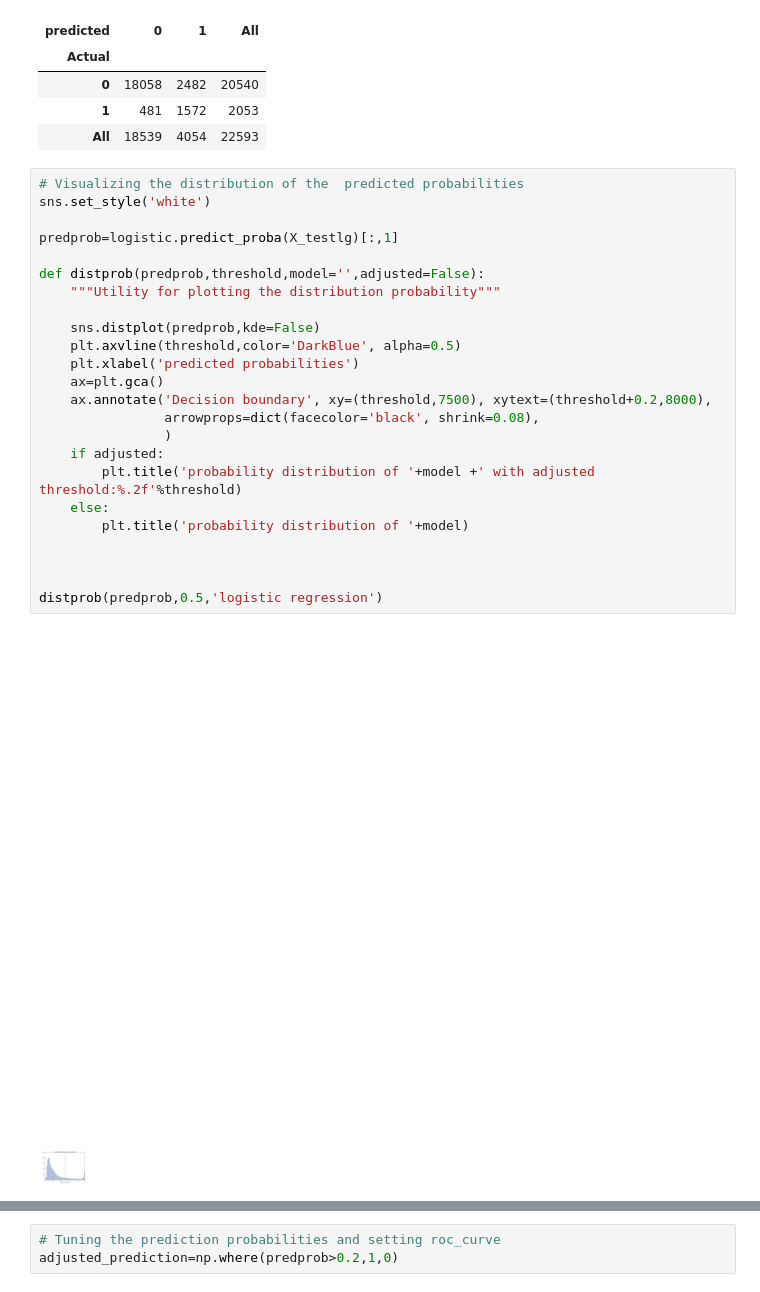
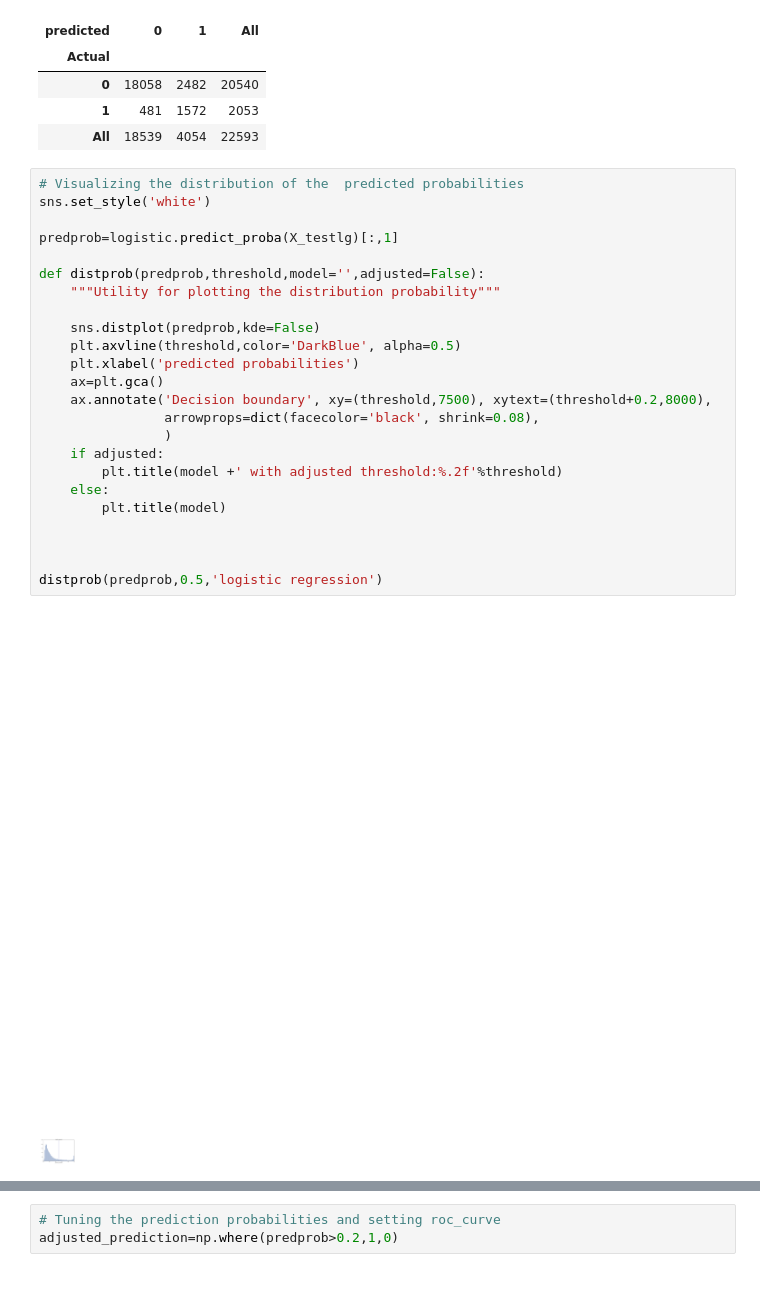
Before and after one commit to Isaac1989/Prediction_Model, a Jupyter notebook: Model Building based off tci_final.csv.ipynb, the cells around one changed output, grey strips where cells are left out. Saved outputs shown, nothing was run; the diff lists cells and outputs as text.

Commit message:
Relabeld title and tick of Graphs and appropriate logit coef labels

```diff
--- a/Model Building based off tci_final.csv.ipynb
+++ b/Model Building based off tci_final.csv.ipynb
@@ -362,29 +287,29 @@ pd.crosstab(y_test,predicted, margins=True,colnames=['predicted'],rownames=['Act
 # %%
 # Visualizing the distribution of the  predicted probabilities
 sns.set_style('white')
 
 predprob=logistic.predict_proba(X_testlg)[:,1]
 
 def distprob(predprob,threshold,model='',adjusted=False):
     """Utility for plotting the distribution probability"""
 
     sns.distplot(predprob,kde=False)
     plt.axvline(threshold,color='DarkBlue', alpha=0.5)
     plt.xlabel('predicted probabilities')
     ax=plt.gca()
     ax.annotate('Decision boundary', xy=(threshold,7500), xytext=(threshold+0.2,8000),
                 arrowprops=dict(facecolor='black', shrink=0.08),
                 )
     if adjusted:
-        plt.title('probability distribution of '+model +' with adjusted threshold:%.2f'%threshold)
+        plt.title(model +' with adjusted threshold:%.2f'%threshold)
     else:
-        plt.title('probability distribution of '+model)
+        plt.title(model)
 
 
 
 distprob(predprob,0.5,'logistic regression')
 # %% [output]
-[figure, old version]
+[figure, new version]
 # %%
 #Coefficients of the model
 coef=logistic.best_estimator_.coef_.T[:35].ravel()
```
Also changed, not shown: parts of 24 cells of this notebook.
